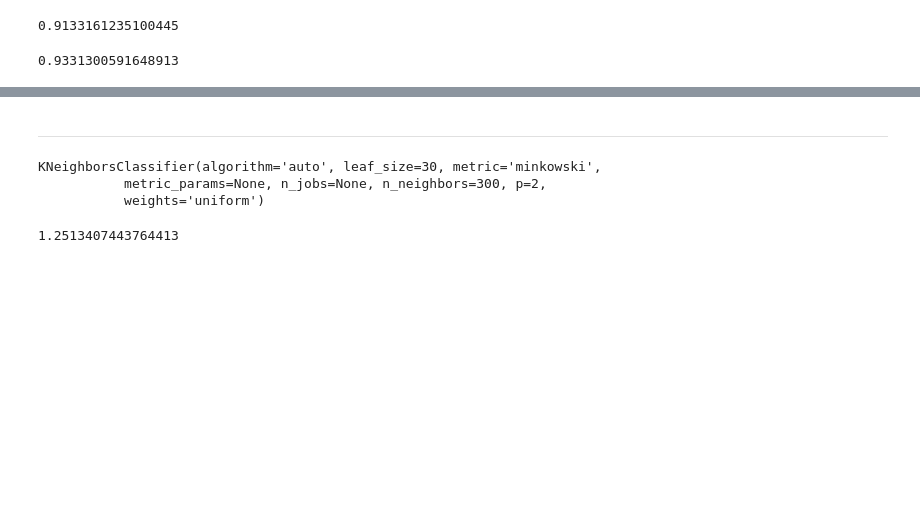
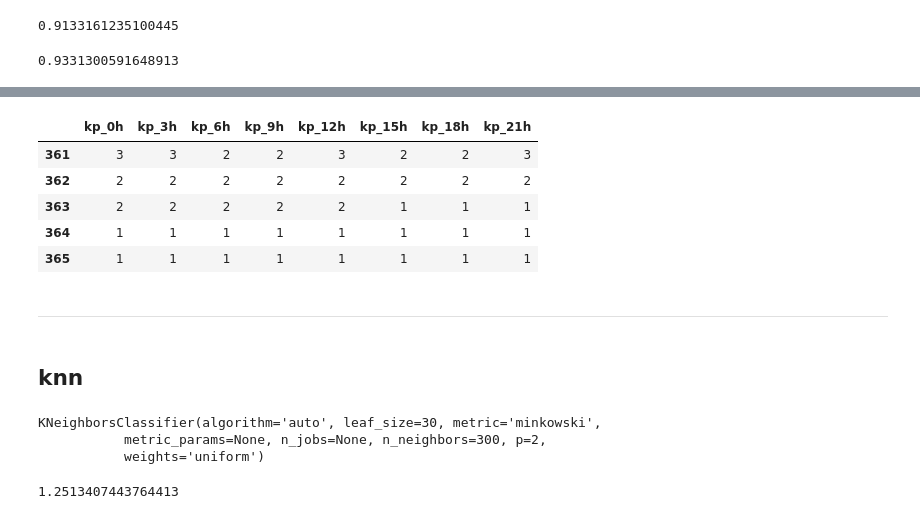
Before and after one commit to GDAI-inov/Space, a Jupyter notebook: 우주2.ipynb, the cells around one changed output, grey strips where cells are left out. Cells and saved outputs as stored; diff of their text form; code cells hidden in the pictures; blank space fills up the shorter version.

```diff
--- a/우주2.ipynb
+++ b/우주2.ipynb
@@ -253,0 +340,9 @@ weightedRMSE(lr_l2, test)
+# %%
+result.tail()
+# %% [output]
+|  | kp_0h | kp_3h | kp_6h | kp_9h | kp_12h | kp_15h | kp_18h | kp_21h |
+| 361 | 3 | 3 | 2 | 2 | 3 | 2 | 2 | 3 |
+| 362 | 2 | 2 | 2 | 2 | 2 | 2 | 2 | 2 |
+| 363 | 2 | 2 | 2 | 2 | 2 | 1 | 1 | 1 |
+| 364 | 1 | 1 | 1 | 1 | 1 | 1 | 1 | 1 |
+| 365 | 1 | 1 | 1 | 1 | 1 | 1 | 1 | 1 |
@@ -254,5 +351,7 @@ weightedRMSE(lr_l2, test)
 # %% [markdown]
 ---
+# %% [markdown]
+## knn
 # %%
 from sklearn.neighbors import KNeighborsClassifier
 # %%
```
Also changed, not shown: parts of 19 cells of this notebook, 1 other file.
